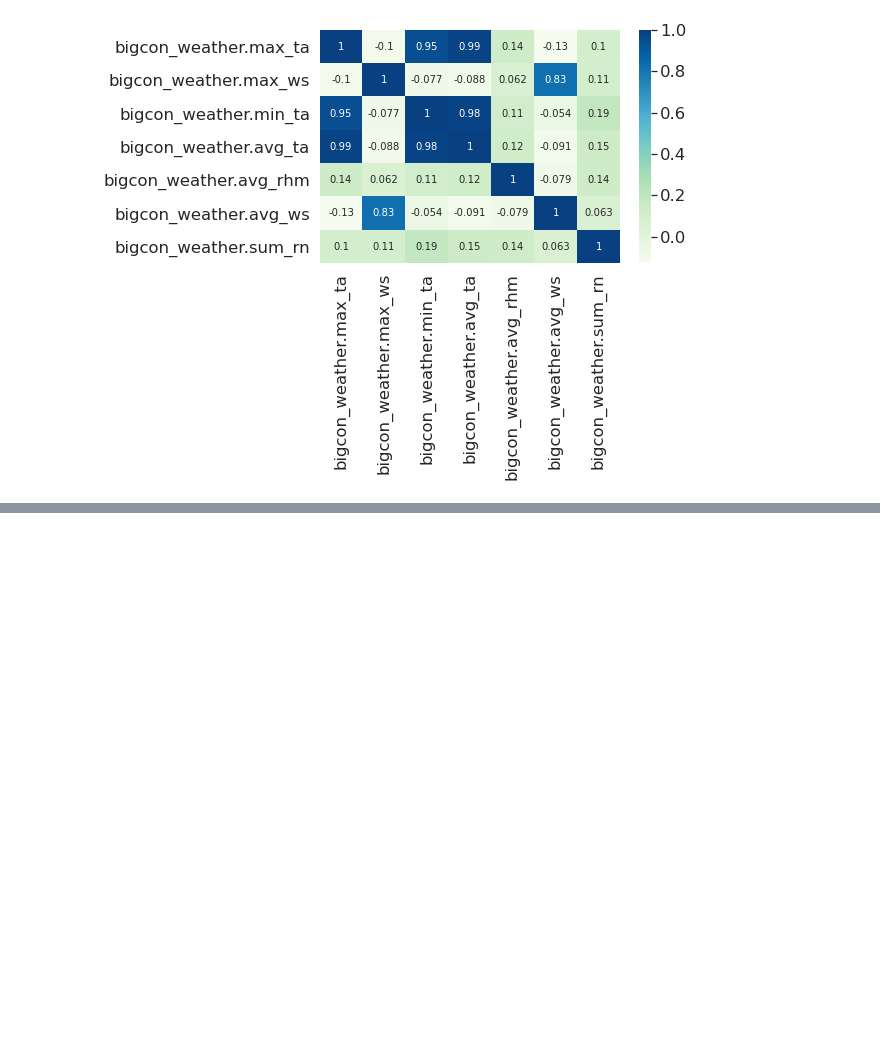
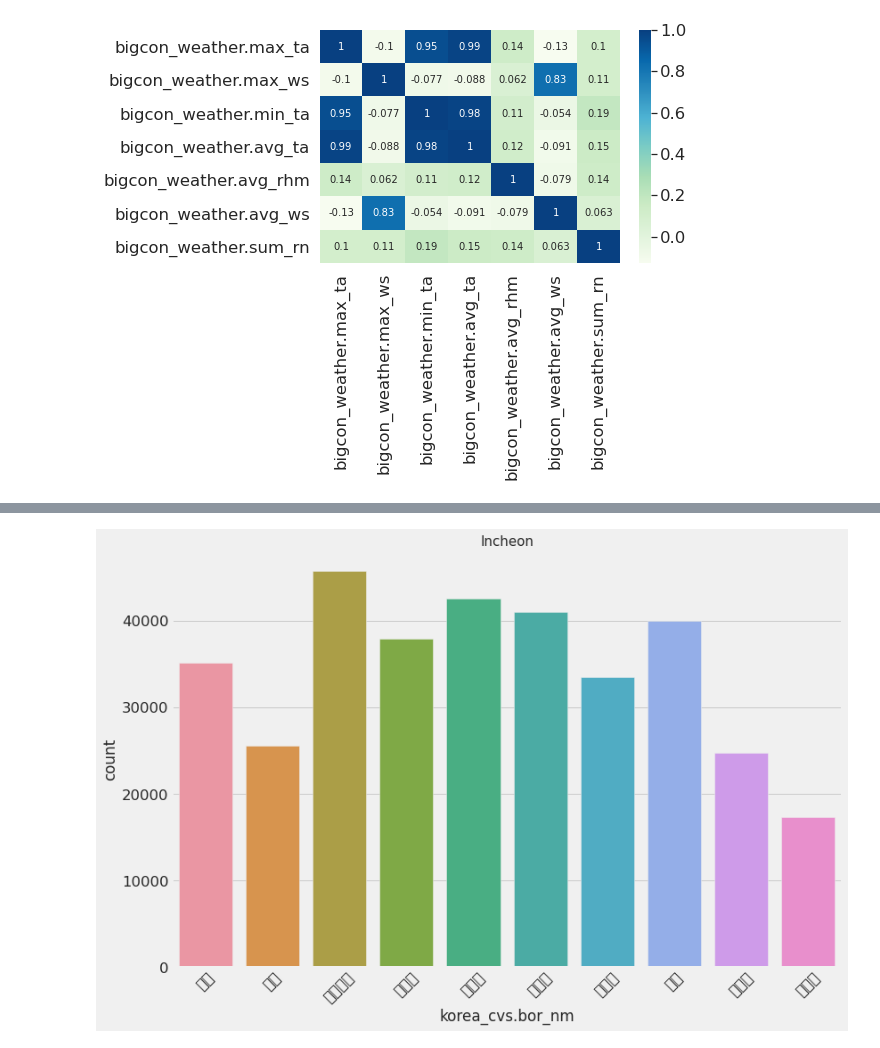
Before and after one commit to AIFFEL-CodingMaster/Munjunhyeong, a Jupyter notebook: contents/table_data1/EDA.ipynb, the cells around one changed output, grey strips where cells are left out. Drawn from its saved outputs; the diff is of its cells as text; code cells hidden in the pictures; blank space fills up the shorter version.

```diff
--- a/contents/table_data1/EDA.ipynb
+++ b/contents/table_data1/EDA.ipynb
@@ -306,0 +389,9 @@ sns.heatmap(cor, cmap="GnBu", annot=True, annot_kws={"size" : 10})
+# %%
+# countplot
+plt.figure(figsize=(12,8))
+sns.countplot("korea_cvs.bor_nm", data=sub_set_02)
+plt.xticks(rotation=45)
+plt.title("Incheon", fontsize=15)
+plt.show()
+# %% [output]
+[figure, added]
```
Also changed, not shown: parts of 34 cells of this notebook.
